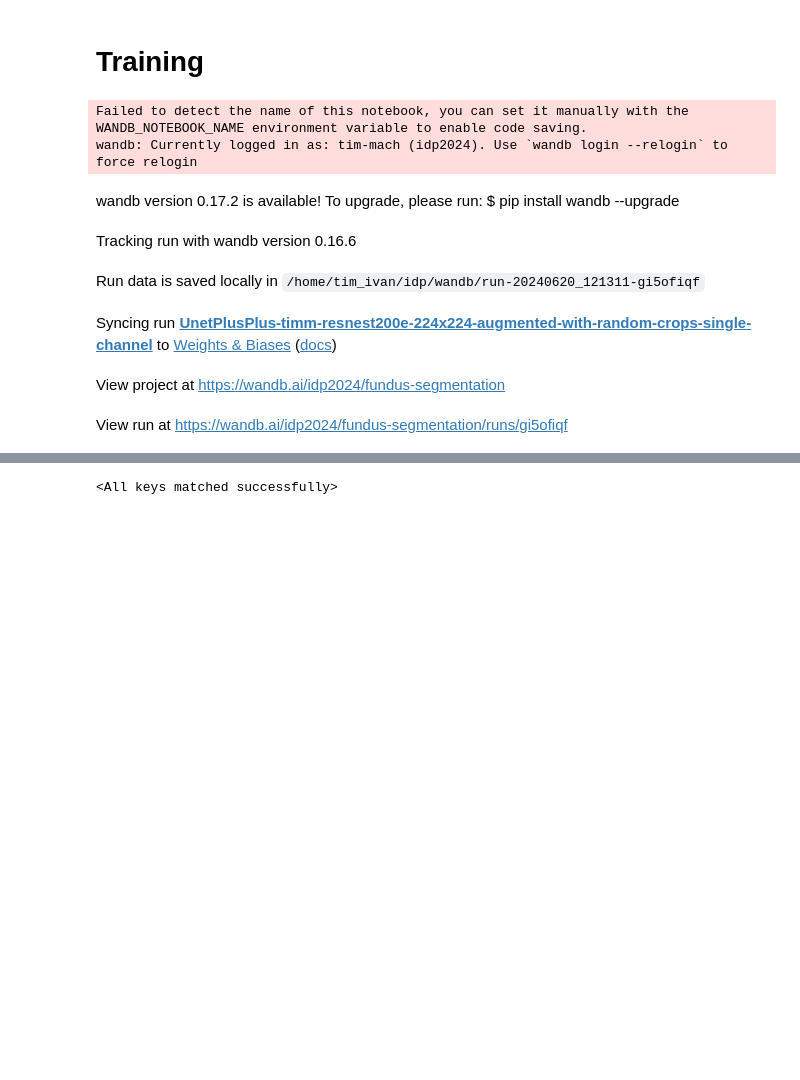
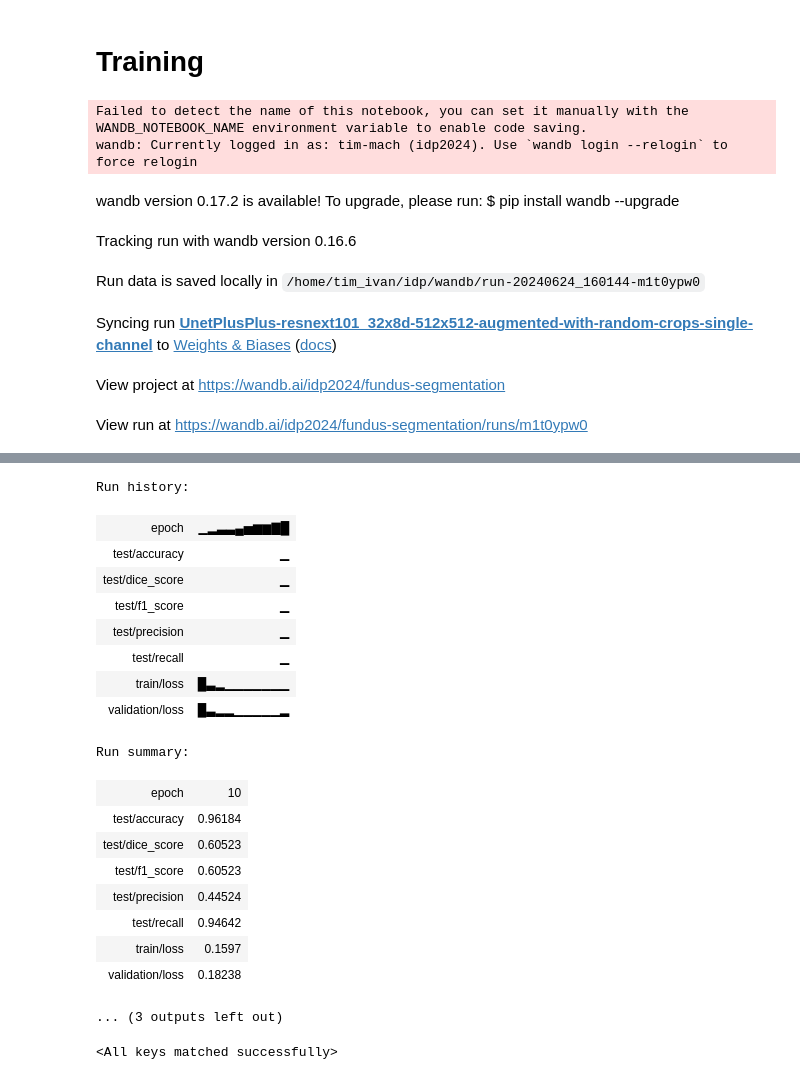
Before and after one commit to TimMachTUM/hsi-brain-segmentation, a Jupyter notebook: fundus-segmentation.ipynb, the cells around one changed output, grey strips where cells are left out. Drawn from its saved outputs; the diff is of its cells as text; code cells hidden in the pictures; blank space fills up the shorter version.

```diff
--- a/fundus-segmentation.ipynb
+++ b/fundus-segmentation.ipynb
@@ -19,7 +15,7 @@ test_label_path = './FIVES/test/GroundTruth'
 np.random.seed(42)
 
 # Define transformations for images
-width, height = 224, 224
+width, height = 512, 512
 image_transform = Compose([
     Grayscale(num_output_channels=1),  # Convert the image to grayscale
     Resize((width, height)),                # Resize images to 512x512
@@ -143,7 +139,7 @@ from segmentation_util import model_pipeline
 import matplotlib.pyplot as plt
 
 config = {
-    'model': 'UnetPlusPlus-timm-resnest200e-{width}x{height}-augmented-with-random-crops-single-channel'.format(width=width, height=height),
+    'model': 'UnetPlusPlus-resnext101_32x8d-{width}x{height}-augmented-with-random-crops-single-channel'.format(width=width, height=height),
     'learnnig_rate': 0.001,
     'epochs': 10,
     'batch_size': trainloader.batch_size,
@@ -151,8 +147,8 @@ config = {
     'criterion': 'Dice',
 }
 
-model = smp.UnetPlusPlus('timm-resnest200e', in_channels=1, classes=1)
-device = torch.device('cuda:4' if torch.cuda.is_available() else 'cpu')
+model = smp.UnetPlusPlus('resnext101_32x8d', in_channels=1, classes=1)
+device = torch.device('cuda:0' if torch.cuda.is_available() else 'cpu')
 optimizer = torch.optim.Adam(model.parameters(), lr=config['learnnig_rate'])
 criterion = smp.losses.DiceLoss(mode='binary')
 # criterion = nn.BCEWithLogitsLoss()
@@ -182,7 +178,7 @@ Failed to detect the name of this notebook, you can set it manually with the WAN
 wandb: Currently logged in as: tim-mach (idp2024). Use `wandb login --relogin` to force relogin
 wandb version 0.17.2 is available! To upgrade, please run: $ pip install wandb --upgrade
 Tracking run with wandb version 0.16.6
-Run data is saved locally in /home/tim_ivan/idp/wandb/run-20240620_121311-gi5ofiqf
+Run data is saved locally in /home/tim_ivan/idp/wandb/run-20240624_160144-m1t0ypw0
-Syncing run UnetPlusPlus-timm-resnest200e-224x224-augmented-with-random-crops-single-channel to Weights & Biases (docs)
+Syncing run UnetPlusPlus-resnext101_32x8d-512x512-augmented-with-random-crops-single-channel to Weights & Biases (docs)
 View project at https://wandb.ai/idp2024/fundus-segmentation
-View run at https://wandb.ai/idp2024/fundus-segmentation/runs/gi5ofiqf
+View run at https://wandb.ai/idp2024/fundus-segmentation/runs/m1t0ypw0
@@ -208,3 +202,22 @@ Epoch 2, Train Loss: 0.3523
+Run history:
+| epoch | ▁▂▃▃▄▅▆▆▇█ |
+| test/accuracy | ▁ |
+| test/dice_score | ▁ |
+| test/f1_score | ▁ |
+| test/precision | ▁ |
+| test/recall | ▁ |
+| train/loss | █▃▂▁▁▁▁▁▁▁ |
+| validation/loss | █▃▂▂▁▁▁▁▁▂ |
+Run summary:
+| epoch | 10 |
+| test/accuracy | 0.96184 |
+| test/dice_score | 0.60523 |
+| test/f1_score | 0.60523 |
+| test/precision | 0.44524 |
+| test/recall | 0.94642 |
+| train/loss | 0.1597 |
+| validation/loss | 0.18238 |
+... (3 outputs left out)
 # %%
 import segmentation_models_pytorch as smp
 import torch
```
Also changed, not shown: parts of 2 cells of this notebook, 3 other files.
